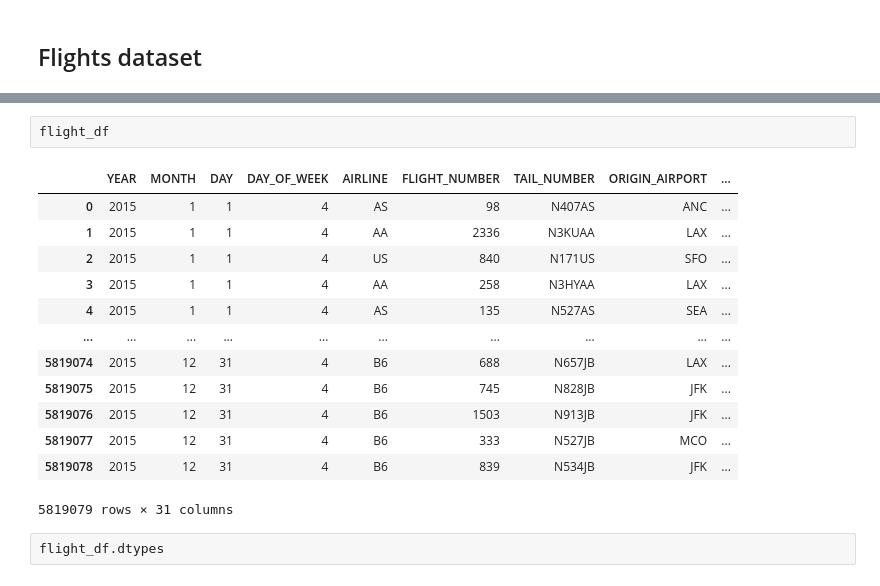
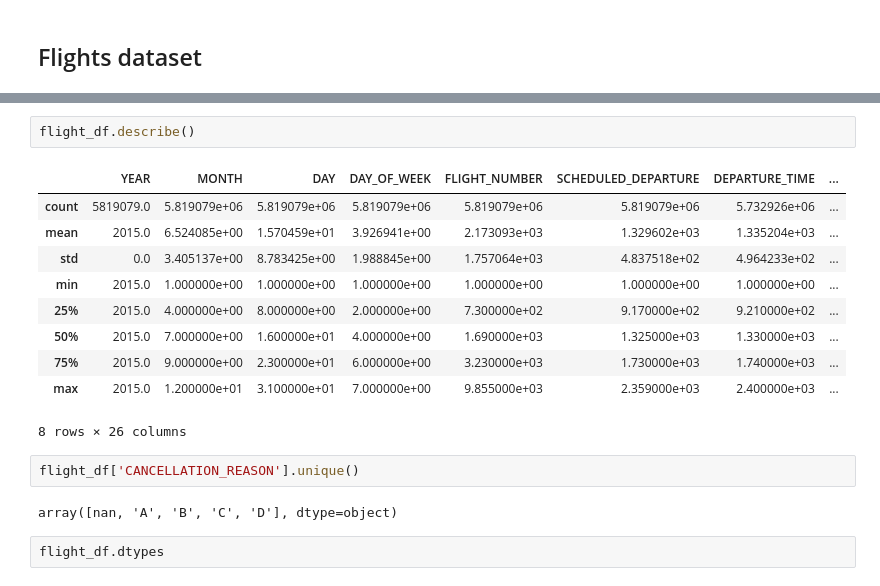
Before and after one commit to i0nathan/unaqds, a Jupyter notebook: flight_delay_prediction.ipynb, the cells around one changed output, grey strips where cells are left out. Cells and saved outputs as stored; diff of their text form.

```diff
--- a/flight_delay_prediction.ipynb
+++ b/flight_delay_prediction.ipynb
@@ -156,19 +148,20 @@ flight_df
 # %%
-flight_df
+flight_df.describe()
 # %% [output]
-|  | YEAR | MONTH | DAY | DAY_OF_WEEK | AIRLINE | FLIGHT_NUMBER | TAIL_NUMBER | ORIGIN_AIRPORT | ... |
-| 0 | 2015 | 1 | 1 | 4 | AS | 98 | N407AS | ANC | ... |
-| 1 | 2015 | 1 | 1 | 4 | AA | 2336 | N3KUAA | LAX | ... |
-| 2 | 2015 | 1 | 1 | 4 | US | 840 | N171US | SFO | ... |
-| 3 | 2015 | 1 | 1 | 4 | AA | 258 | N3HYAA | LAX | ... |
-| 4 | 2015 | 1 | 1 | 4 | AS | 135 | N527AS | SEA | ... |
-| ... | ... | ... | ... | ... | ... | ... | ... | ... | ... |
-| 5819074 | 2015 | 12 | 31 | 4 | B6 | 688 | N657JB | LAX | ... |
-| 5819075 | 2015 | 12 | 31 | 4 | B6 | 745 | N828JB | JFK | ... |
-| 5819076 | 2015 | 12 | 31 | 4 | B6 | 1503 | N913JB | JFK | ... |
-| 5819077 | 2015 | 12 | 31 | 4 | B6 | 333 | N527JB | MCO | ... |
-| 5819078 | 2015 | 12 | 31 | 4 | B6 | 839 | N534JB | JFK | ... |
+|  | YEAR | MONTH | DAY | DAY_OF_WEEK | FLIGHT_NUMBER | SCHEDULED_DEPARTURE | DEPARTURE_TIME | ... |
+| count | 5819079.0 | 5.819079e+06 | 5.819079e+06 | 5.819079e+06 | 5.819079e+06 | 5.819079e+06 | 5.732926e+06 | ... |
+| mean | 2015.0 | 6.524085e+00 | 1.570459e+01 | 3.926941e+00 | 2.173093e+03 | 1.329602e+03 | 1.335204e+03 | ... |
+| std | 0.0 | 3.405137e+00 | 8.783425e+00 | 1.988845e+00 | 1.757064e+03 | 4.837518e+02 | 4.964233e+02 | ... |
+| min | 2015.0 | 1.000000e+00 | 1.000000e+00 | 1.000000e+00 | 1.000000e+00 | 1.000000e+00 | 1.000000e+00 | ... |
+| 25% | 2015.0 | 4.000000e+00 | 8.000000e+00 | 2.000000e+00 | 7.300000e+02 | 9.170000e+02 | 9.210000e+02 | ... |
+| 50% | 2015.0 | 7.000000e+00 | 1.600000e+01 | 4.000000e+00 | 1.690000e+03 | 1.325000e+03 | 1.330000e+03 | ... |
+| 75% | 2015.0 | 9.000000e+00 | 2.300000e+01 | 6.000000e+00 | 3.230000e+03 | 1.730000e+03 | 1.740000e+03 | ... |
+| max | 2015.0 | 1.200000e+01 | 3.100000e+01 | 7.000000e+00 | 9.855000e+03 | 2.359000e+03 | 2.400000e+03 | ... |
-5819079 rows × 31 columns
+8 rows × 26 columns
+# %%
+flight_df['CANCELLATION_REASON'].unique()
+# %% [output]
+array([nan, 'A', 'B', 'C', 'D'], dtype=object)
 # %%
 flight_df.dtypes
 # %% [output]
```
Also changed, not shown: parts of 2 cells of this notebook.
